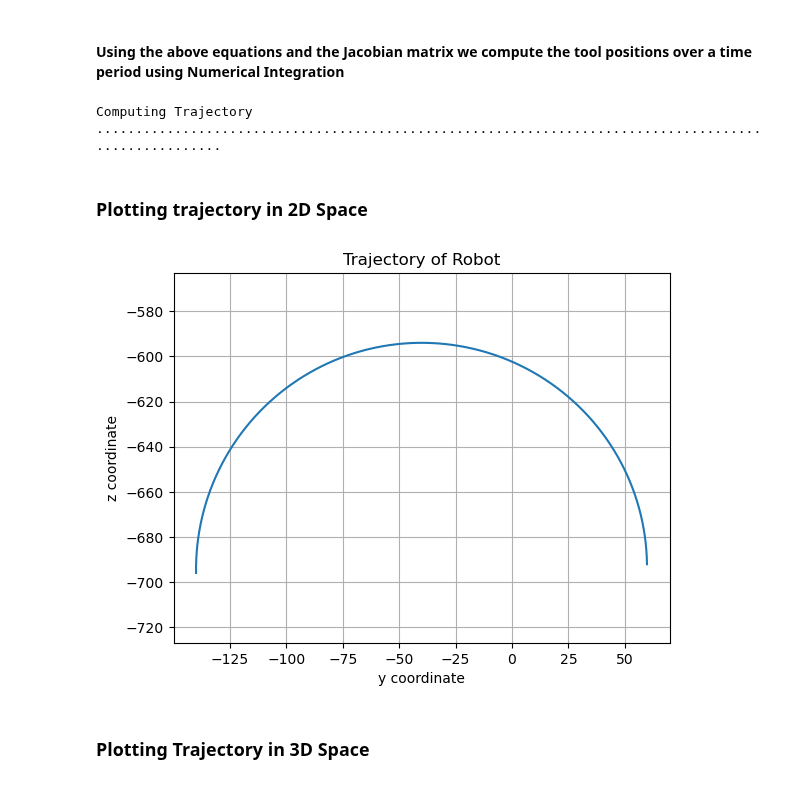
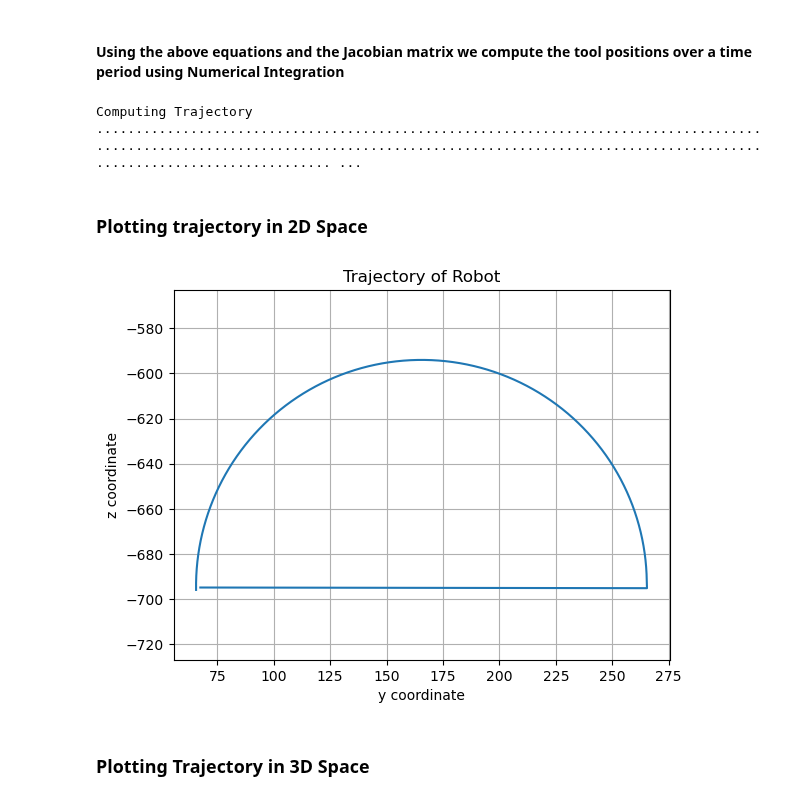
Before and after one commit to shantanuparabumd/quad_robo, a Jupyter notebook: Inverse Kinematics Scripts/front_right.ipynb, the cells around one changed output. Saved outputs shown, nothing was run; the diff lists cells and outputs as text; code cells hidden in the pictures.

```diff
--- a/Inverse Kinematics Scripts/front_right.ipynb
+++ b/Inverse Kinematics Scripts/front_right.ipynb
@@ -229,17 +229,25 @@ dt=0.05  #Time difference
 t_1=[math.radians(0)]  #Theta 1
 t_2=[-0.7]  #Theta 2
 t_3=[1.5]  #Theta 4
-
+front_right_joint=[]
 T=T4
 x_tool=[]
 y_tool=[]
 z_tool=[]
 #Tool Velocity Matrix
-X=sp.Matrix([[0],[100*sp.sin((2*np.pi*o)/200)*(2*np.pi)/10],[100*sp.cos((2*np.pi*o)/200)*(2*np.pi)/10],[0],[0],[0]])
+X=sp.Matrix([[100*sp.sin((2*np.pi*o)/200)*(2*np.pi)/10],[0],[100*sp.cos((2*np.pi*o)/200)*(2*np.pi)/10],[0],[0],[0]])
+X1=sp.Matrix([[-40],[0],[0],[0],[0],[0]])
+file_name='trot_front_right.npy'
 i=0
+j=0
 print("Computing Trajectory")
-while i<=100:
-    X_eval=X.subs(o,i)
+while i<=200:
+    if i<100:
+        X_eval=X.subs(o,i)
+    if i>100:
+        X_eval=X1.subs(o,j)
+        j+=1
+    front_right_joint.append([t_1[i],t_2[i],t_3[i]])
     T_eval=T.subs([(theta_1,t_1[i]),(theta_2,t_2[i]),(theta_3,t_3[i])])
     x_tool.append(T_eval[3])
     y_tool.append(T_eval[7])
@@ -251,25 +259,29 @@ while i<=100:
     t_1.append(q[0]+t_1[i])
     t_2.append(q[1]+t_2[i])
     t_3.append(q[2]+t_3[i])
+
     print(".",end="")
     i=i+1
+
+array = np.array(front_right_joint)
+np.save(file_name, array)
 # %% [output]
 Computing Trajectory
-.....................................................................................................
+........................................................................................................................................................................................................ ...
 # %% [markdown]
 ### Plotting trajectory in 2D Space
 # %%
 import matplotlib.pyplot as plt
-plt.plot(y_tool,z_tool)
+plt.plot(x_tool,z_tool)
 # plt.scatter(0,0.725)
 plt.xlabel("y coordinate")
 plt.ylabel("z coordinate")
 plt.axis("equal")
 plt.title("Trajectory of Robot")
 plt.grid(True)
 plt.show()
 # %% [output]
-[figure, old version]
+[figure, new version]
 # %% [markdown]
 ### Plotting Trajectory in 3D Space
 # %%
```
Also changed, not shown: parts of 2 cells of this notebook, 12 other files.
